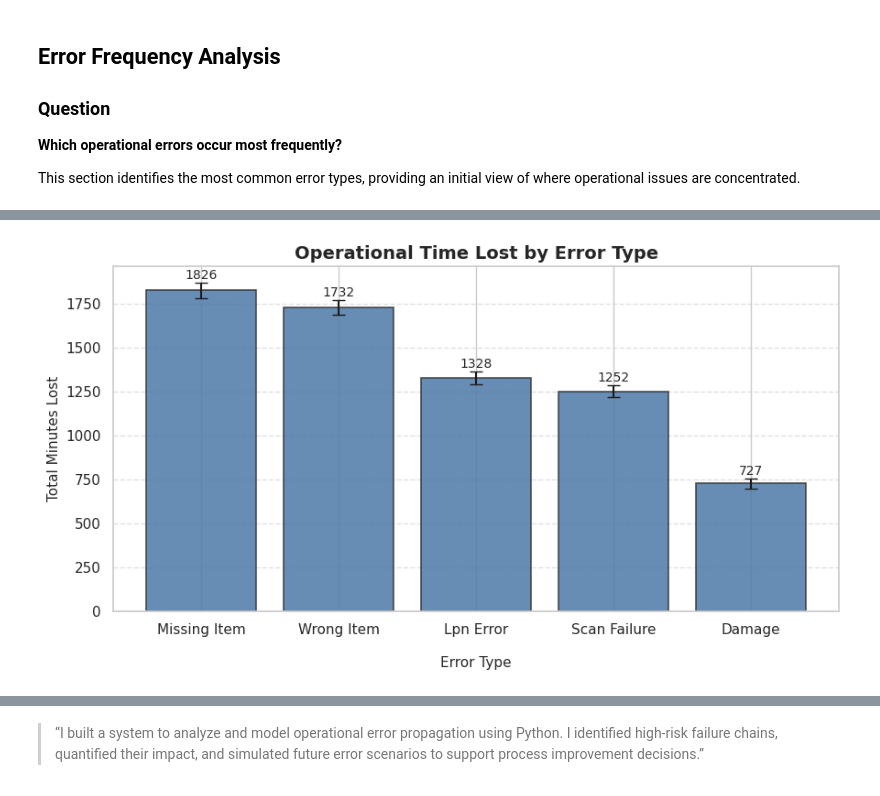
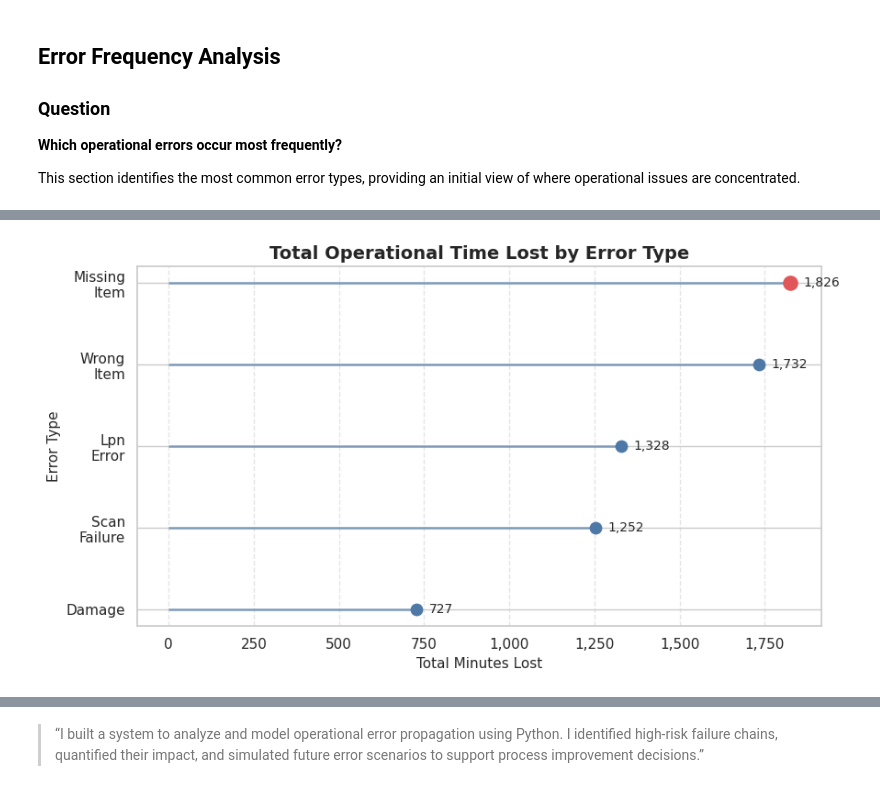
Before and after one commit to aesquivel94/operational-error-analyzer, a Jupyter notebook: warehouse_operational_error_analysis.ipynb, the cells around one changed output, grey strips where cells are left out. Cells and saved outputs as stored; diff of their text form; code cells hidden in the pictures.

```diff
--- a/warehouse_operational_error_analysis.ipynb
+++ b/warehouse_operational_error_analysis.ipynb
@@ -308,8 +303,8 @@ To ensure consistency, missing values in these fields were replaced with 0, repr
 
 This preprocessing step ensures that the dataset is complete and reliable for further analysis and modeling.
 # %%
-df["error_cost"] = df["error_cost"].fillna(0)
-df["risk_score"] = df["risk_score"].fillna(0)
+#df["error_cost"] = df["error_cost"].fillna(0)
+#df["risk_score"] = df["risk_score"].fillna(0)
 # %% [markdown]
 ## Error Frequency Analysis
 
@@ -506,47 +555,76 @@ Because frequency ≠ impact.
 # %%
+import matplotlib.pyplot as plt
+import matplotlib.ticker as mtick
+import numpy as np
 
+# -----------------------------
+# Total operational time lost by error type
+# -----------------------------
 cost_analysis = (
     df.groupby("error_type")["impact_minutes"]
     .sum()
-    .sort_values(ascending=False)
+    .sort_values(ascending=True)
 )
 
-# Format labels
-labels = [x.replace("_", " ").title() for x in cost_analysis.index]
+# Format category labels for readability
+def format_label(text):
+    return "\n".join(text.replace("_", " ").title().split())
 
-# Error bars (simple approximation)
-error = np.sqrt(cost_analysis.values)
+labels = [format_label(x) for x in cost_analysis.index]
+values = cost_analysis.values
 
-plt.figure(figsize=(9,5))
+plt.figure(figsize=(9, 5))
 
-bars = plt.bar(
-    labels,
-    cost_analysis.values,
-    yerr=error,
-    capsize=5,
-    color="#4E79A7",   # colorblind-friendly
-    alpha=0.85,
-    edgecolor="#333333",
-    linewidth=1.2
+# Draw reference lines for comparison
+plt.hlines(
+    y=labels,
+    xmin=0,
+    xmax=values,
+    color="#4E79A7",
+    alpha=0.6,
+    linewidth=2
 )
 
-# Value labels above error bars
-for i, v in enumerate(cost_analysis.values):
+# Plot points for each error type
+plt.scatter(
+    values,
+    labels,
+    color="#4E79A7",
+    s=80
+)
+
+# Emphasize the highest-impact error
+max_idx = values.argmax()
+plt.scatter(
+    values[max_idx],
+    labels[max_idx],
+    color="#E15759",
+    s=120,
+    zorder=3
+)
+
+# Display values for quick comparison
+offset = max(values) * 0.02
+for i, v in enumerate(values):
     plt.text(
-        i,
-        v + error[i] + 20,
-        str(v),
-        ha="center",
+        v + offset,
+        labels[i],
+        f"{v:,}",
+        va="center",
         fontsize=10
     )
 
-plt.title("Operational Time Lost by Error Type", fontsize=14, weight="bold")
-plt.ylabel("Total Minutes Lost", fontsize=11)
-plt.xlabel("Error Type", fontsize=11, labelpad=15)
+plt.title("Total Operational Time Lost by Error Type", fontsize=14, weight="bold")
+plt.xlabel("Total Minutes Lost", fontsize=11)
+plt.ylabel("Error Type", fontsize=11)
 
-plt.grid(axis="y", linestyle="--", alpha=0.6)
+# Improve readability with vertical reference lines
+plt.grid(axis="x", linestyle="--", alpha=0.5)
+
+# Format x-axis labels with commas
+plt.gca().xaxis.set_major_formatter(mtick.StrMethodFormatter("{x:,.0f}"))
 
 plt.tight_layout()
 plt.show()
 # %% [output]
-[figure, old version]
+[figure, new version]
```
Also changed, not shown: parts of 44 cells of this notebook.
